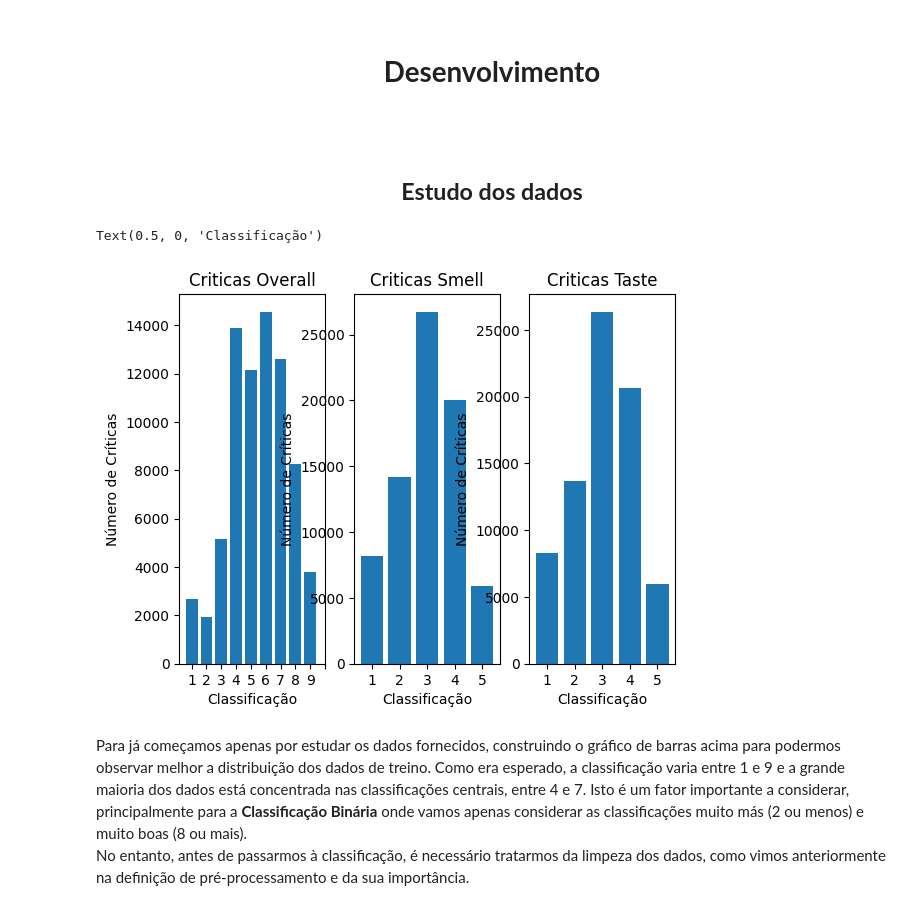
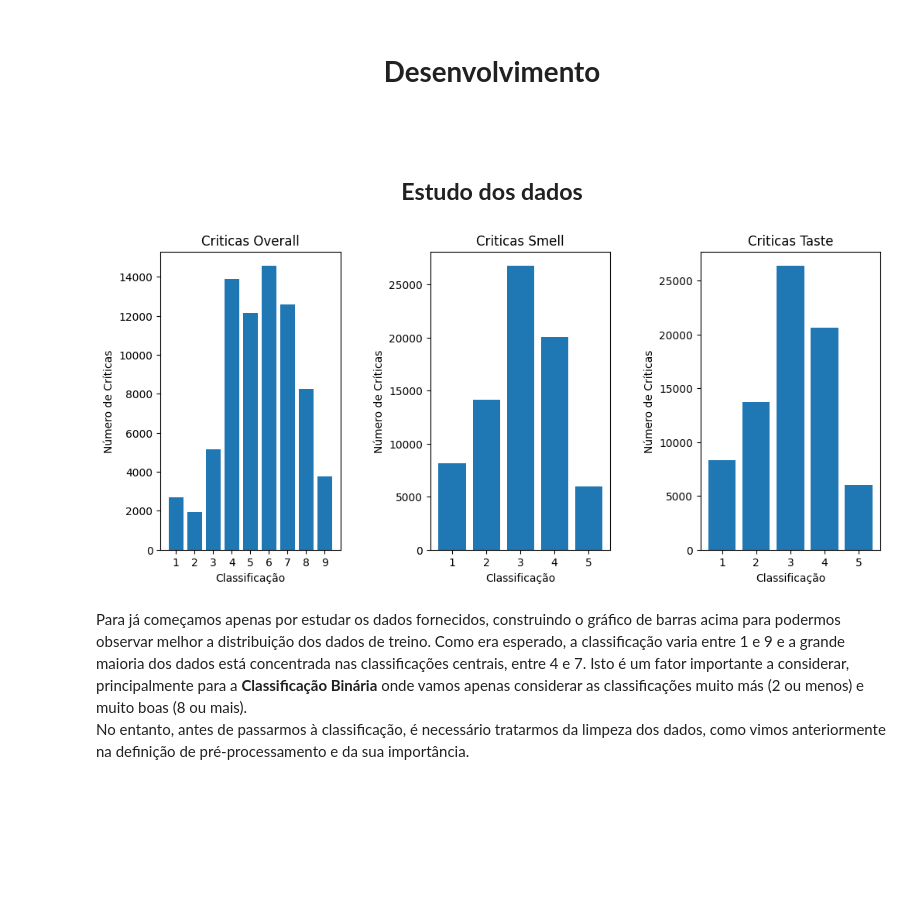
Before and after one commit to EduardoRMarks/ISEL_AA, a Jupyter notebook: Projeto/A45871A45977.ipynb, the cells around one changed output. Saved outputs shown, nothing was run; the diff lists cells and outputs as text; code cells hidden in the pictures; blank space fills up the shorter version.

```diff
--- a/Projeto/A45871A45977.ipynb
+++ b/Projeto/A45871A45977.ipynb
@@ -141,49 +132,55 @@ def cleanFile(documentos, binary=False):
 D_train = openFile('rateBeer75Ktrain.p')
 D_test = openFile('rateBeer25Ktest.p')
 # %%
-D_train = openFile('rateBeer75Ktrain.p')
-D_test = openFile('rateBeer25Ktest.p')
 # X de treino
 X1 = np.array([value["review"] for value in D_train.values()])
 # y de treino
 y1Smell = np.array([value["smell"][0] for value in D_train.values()])
 y1Taste = np.array([value["taste"][0] for value in D_train.values()])
 y1Overall = np.array([value["overall"][0] for value in D_train.values()])
 
 # X de teste
 X2 = np.array([value["review"] for value in D_test.values()])
 # y de teste
 y2Smell = np.array([value["smell"][0] for value in D_test.values()])
 y2Taste = np.array([value["taste"][0] for value in D_test.values()])
 y2Overall = np.array([value["overall"][0] for value in D_test.values()])
 
 labels_overall, counts_overall = np.unique(y1Overall, return_counts=True)
 labels_smell, counts_smell = np.unique(y1Smell, return_counts=True)
 labels_taste, counts_taste = np.unique(y1Taste, return_counts=True)
 
-plt.subplot(131)
-plt.title('Criticas Overall')
-plt.bar(labels_overall, counts_overall, align='center')
-plt.xticks(np.arange(0, 10, step=1))
-plt.ylabel('Número de Críticas')
-plt.xlabel('Classificação')
+# Criação dos subplots
+fig, axs = plt.subplots(1, 3, figsize=(12, 5))
 
-plt.subplot(132)
-plt.title('Criticas Smell')
-plt.bar(labels_smell, counts_smell, align='center')
-plt.xticks(np.arange(0, 5, step=1))
-plt.ylabel('Número de Críticas')
-plt.xlabel('Classificação')
+# Subplot 1
+axs[0].set_title('Criticas Overall')
+axs[0].bar(labels_overall, counts_overall, align='center')
+axs[0].set_xticks(np.arange(0, 9, step=1))
+axs[0].set_ylabel('Número de Críticas')
+axs[0].set_xlabel('Classificação')
 
-plt.subplot(133)
-plt.title('Criticas Taste')
-plt.bar(labels_taste, counts_taste, align='center')
-plt.xticks(np.arange(0, 5, step=1))
-plt.ylabel('Número de Críticas')
-plt.xlabel('Classificação')
+# Subplot 2
+axs[1].set_title('Criticas Smell')
+axs[1].bar(labels_smell, counts_smell, align='center')
+axs[1].set_xticks(np.arange(0, 5, step=1))
+axs[1].set_ylabel('Número de Críticas')
+axs[1].set_xlabel('Classificação')
+
+# Subplot 3
+axs[2].set_title('Criticas Taste')
+axs[2].bar(labels_taste, counts_taste, align='center')
+axs[2].set_xticks(np.arange(0, 5, step=1))
+axs[2].set_ylabel('Número de Críticas')
+axs[2].set_xlabel('Classificação')
+
+# Ajusta o espaçamento entre os subplots
+plt.subplots_adjust(wspace=0.5)
+
+# Mostra o gráfico
+plt.show()
 # %% [output]
-Text(0.5, 0, 'Classificação')
-[figure, old version]
+[figure, new version]
 # %% [markdown]
 Para já começamos apenas por estudar os dados fornecidos, construindo o gráfico de barras acima para podermos observar melhor a distribuição dos dados de treino. Como era esperado, a classificação varia entre 1 e 9 e a grande maioria dos dados está concentrada nas classificações centrais, entre 4 e 7. Isto é um fator importante a considerar, principalmente para a <b>Classificação Binária</b> onde vamos apenas considerar as classificações muito más (2 ou menos) e muito boas (8 ou mais).\
 No entanto, antes de passarmos à classificação, é necessário tratarmos da limpeza dos dados, como vimos anteriormente na definição de pré-processamento e da sua importância.
```
Also changed, not shown: parts of 20 cells of this notebook, 1 other file.
